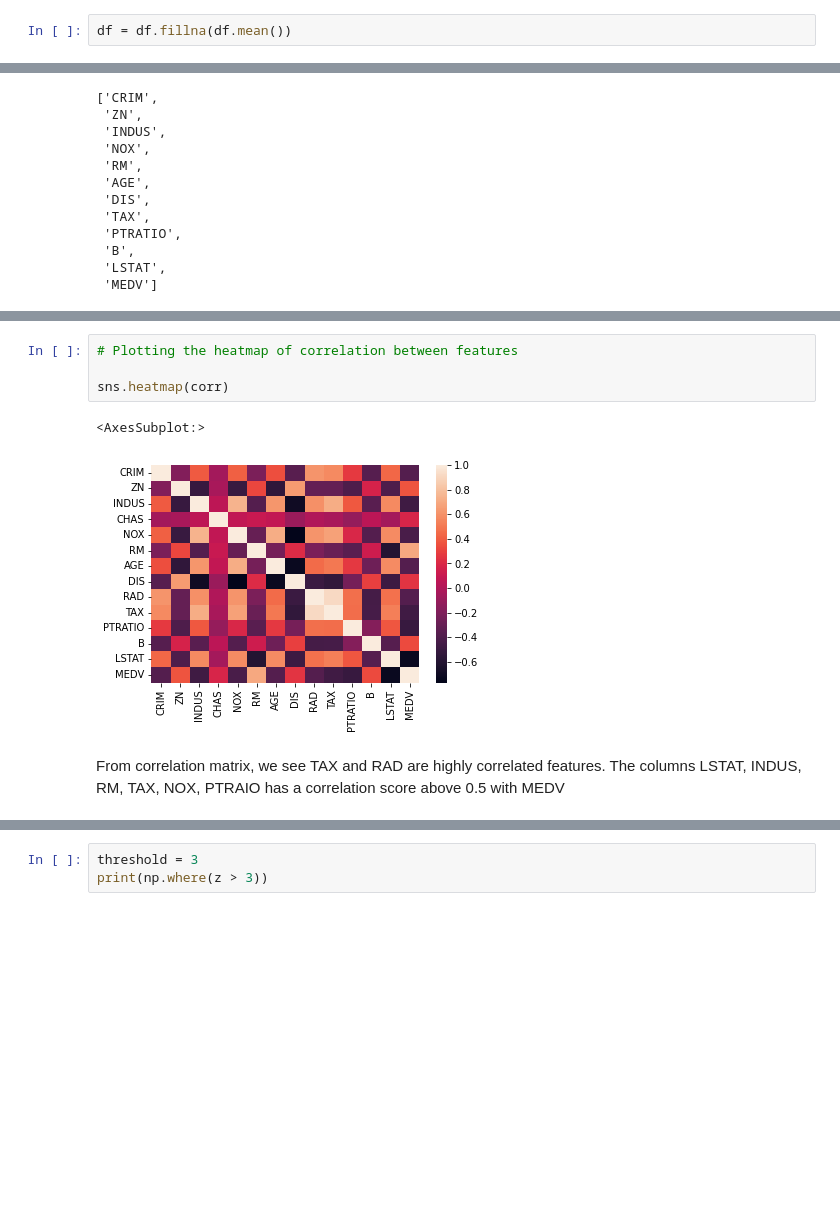
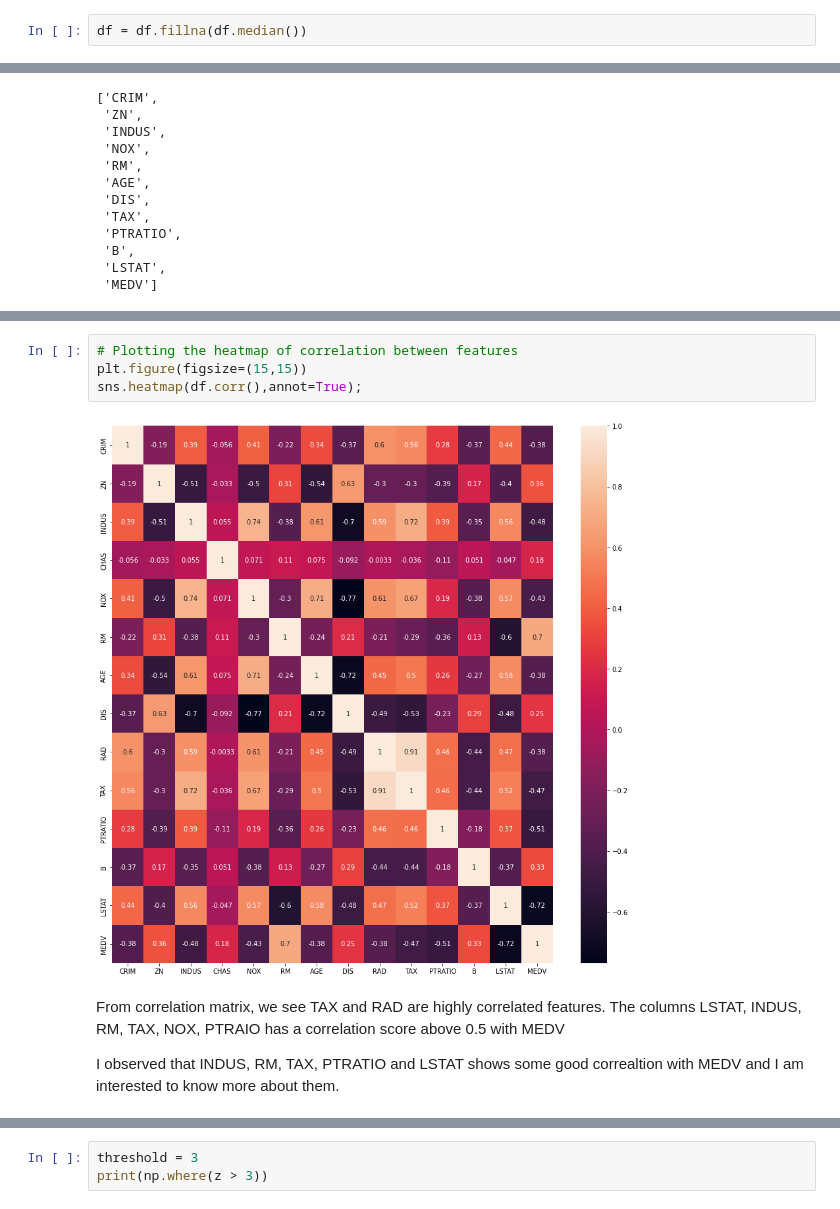
Before and after one commit to kavyakc234/random_forest_regression_internship, a Jupyter notebook: random_for_reg_sklearn.ipynb, the cells around one changed output, grey strips where cells are left out. Cells and saved outputs as stored; diff of their text form; blank space fills up the shorter version.

```diff
--- a/random_for_reg_sklearn.ipynb
+++ b/random_for_reg_sklearn.ipynb
@@ -118,7 +167,7 @@ df[df.isnull().any(axis=1)]
 | 505 | 0.04741 | 0.0 | 11.93 | 0.0 | 0.573 | 6.030 | NaN | 2.5050 | 1 | 273 | 21.0 | ... |
 112 rows × 14 columns
 # %%
-df = df.fillna(df.mean())
+df = df.fillna(df.median())
 # %%
 df.isnull().sum()
 # %% [output]
@@ -246,9 +304,10 @@ Continuous feature Count 12
 # %%
 # Plotting the heatmap of correlation between features
-
-sns.heatmap(corr)
+plt.figure(figsize=(15,15))
+sns.heatmap(df.corr(),annot=True);
 # %% [output]
-<AxesSubplot:>
-[figure, old version]
+[figure, new version]
 # %% [markdown]
 From correlation matrix, we see TAX and RAD are highly correlated features. The columns LSTAT, INDUS, RM, TAX, NOX, PTRAIO has a correlation score above 0.5 with MEDV
+
+I observed that INDUS, RM, TAX, PTRATIO and LSTAT shows some good correaltion with MEDV and I am interested to know more about them.
```
Also changed, not shown: parts of 29 cells of this notebook, 1 other file.
